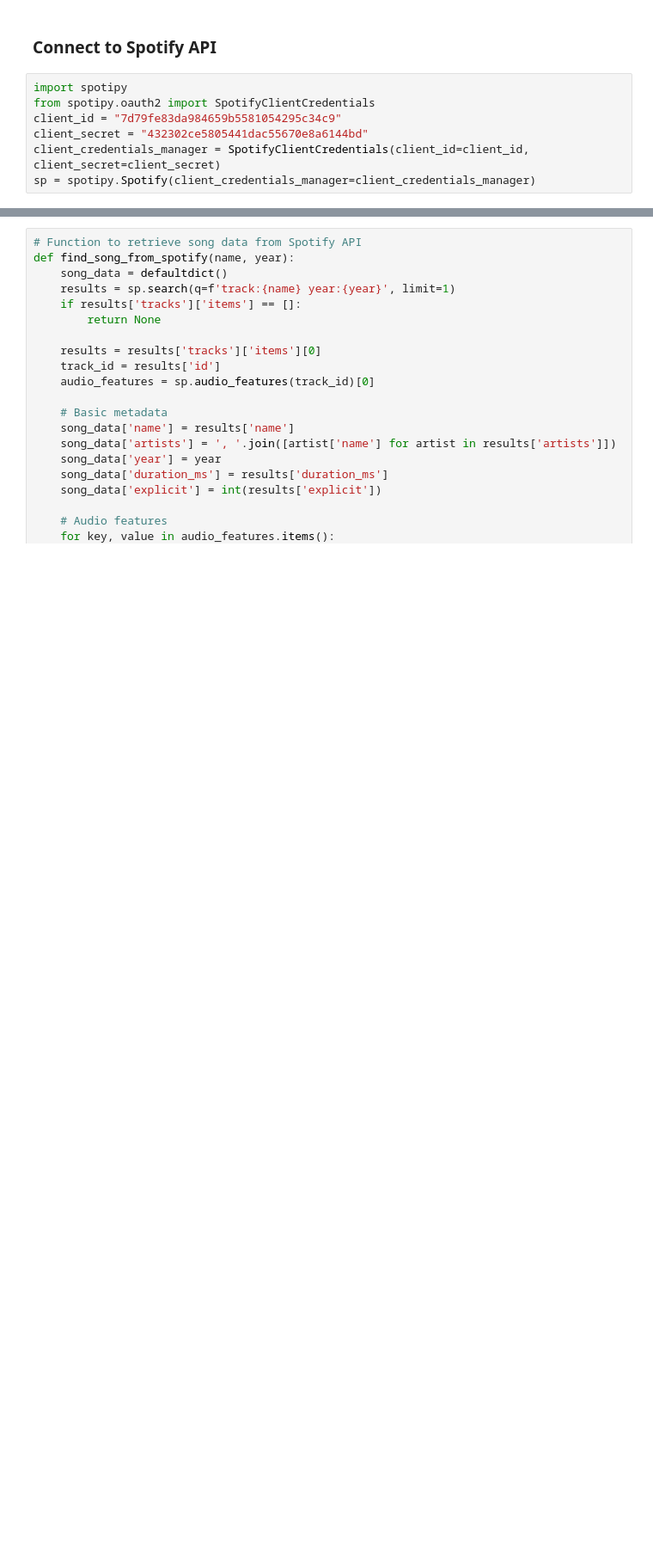
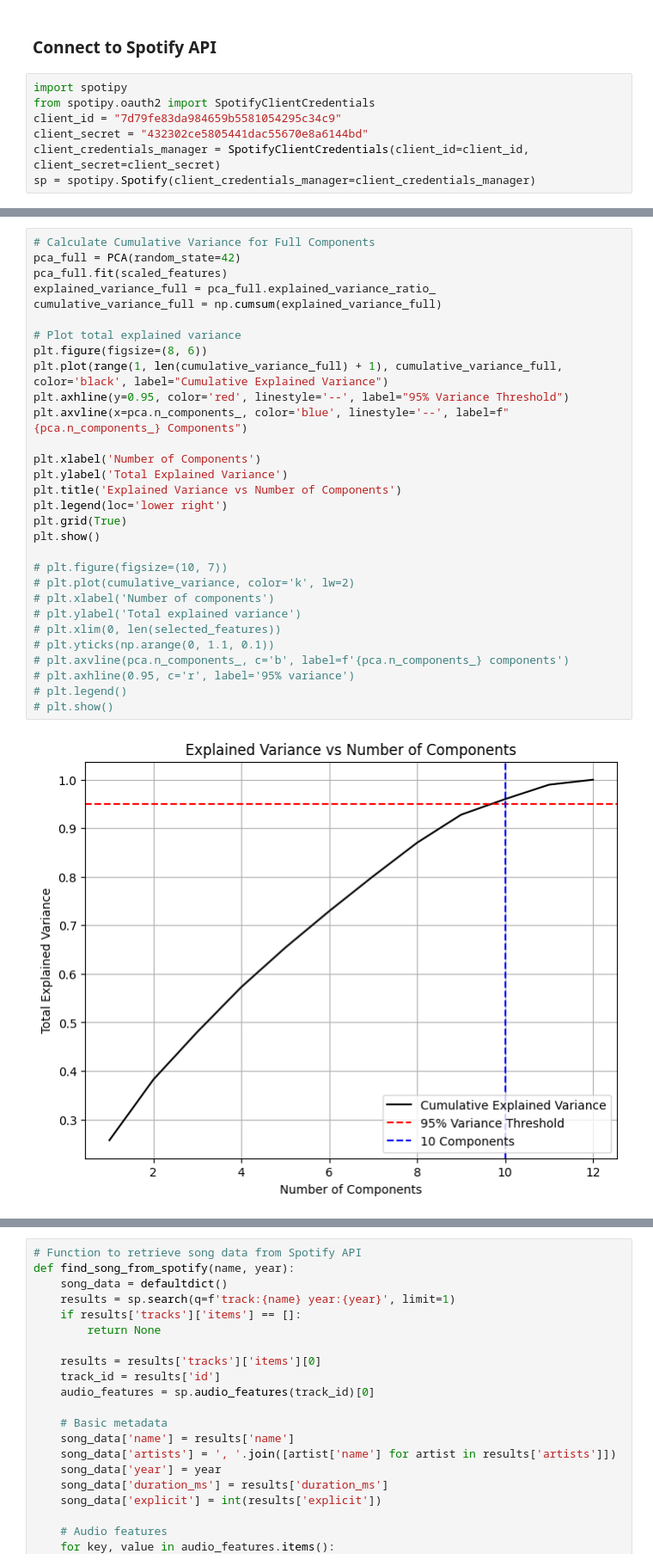
Before and after one commit to lihaohl0307/Spotify-Music-Recommendation, a Jupyter notebook: CS6220_Spotify_Music_Recommendation_System.ipynb, the cells around one changed output, grey strips where cells are left out. Shown at 86% size. Drawn from its saved outputs; the diff is of its cells as text; blank space fills up the shorter version.

```diff
--- a/CS6220_Spotify_Music_Recommendation_System.ipynb
+++ b/CS6220_Spotify_Music_Recommendation_System.ipynb
@@ -193,0 +104,32 @@ recommend_songs([{'name': 'Come As You Are', 'year':1991},
+# %%
+# Calculate Cumulative Variance for Full Components
+pca_full = PCA(random_state=42)
+pca_full.fit(scaled_features)
+explained_variance_full = pca_full.explained_variance_ratio_
+cumulative_variance_full = np.cumsum(explained_variance_full)
+
+# Plot total explained variance
+plt.figure(figsize=(8, 6))
+plt.plot(range(1, len(cumulative_variance_full) + 1), cumulative_variance_full, color='black', label="Cumulative Explained Variance")
+plt.axhline(y=0.95, color='red', linestyle='--', label="95% Variance Threshold")
+plt.axvline(x=pca.n_components_, color='blue', linestyle='--', label=f"{pca.n_components_} Components")
+
+plt.xlabel('Number of Components')
+plt.ylabel('Total Explained Variance')
+plt.title('Explained Variance vs Number of Components')
+plt.legend(loc='lower right')
+plt.grid(True)
+plt.show()
+
+# plt.figure(figsize=(10, 7))
+# plt.plot(cumulative_variance, color='k', lw=2)
+# plt.xlabel('Number of components')
+# plt.ylabel('Total explained variance')
+# plt.xlim(0, len(selected_features))
+# plt.yticks(np.arange(0, 1.1, 0.1))
+# plt.axvline(pca.n_components_, c='b', label=f'{pca.n_components_} components')
+# plt.axhline(0.95, c='r', label='95% variance')
+# plt.legend()
+# plt.show()
+# %% [output]
+[figure, added]
```
Also changed, not shown: parts of 36 cells of this notebook.
